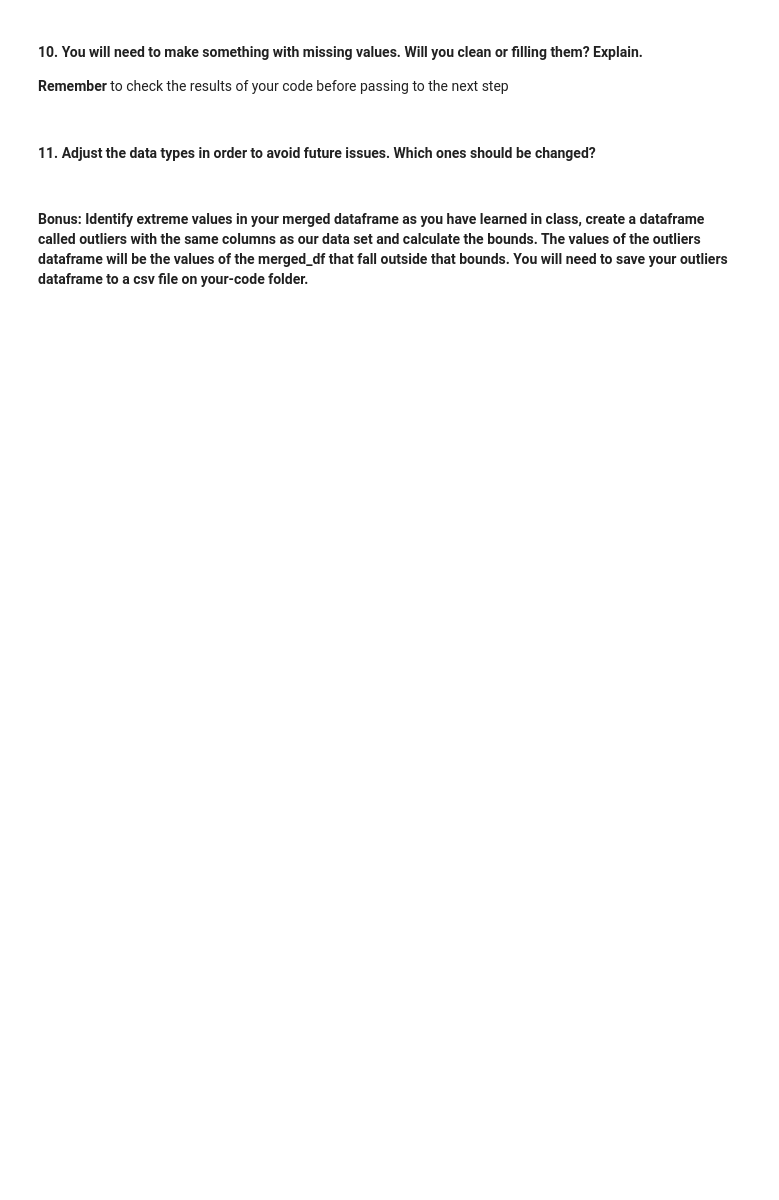
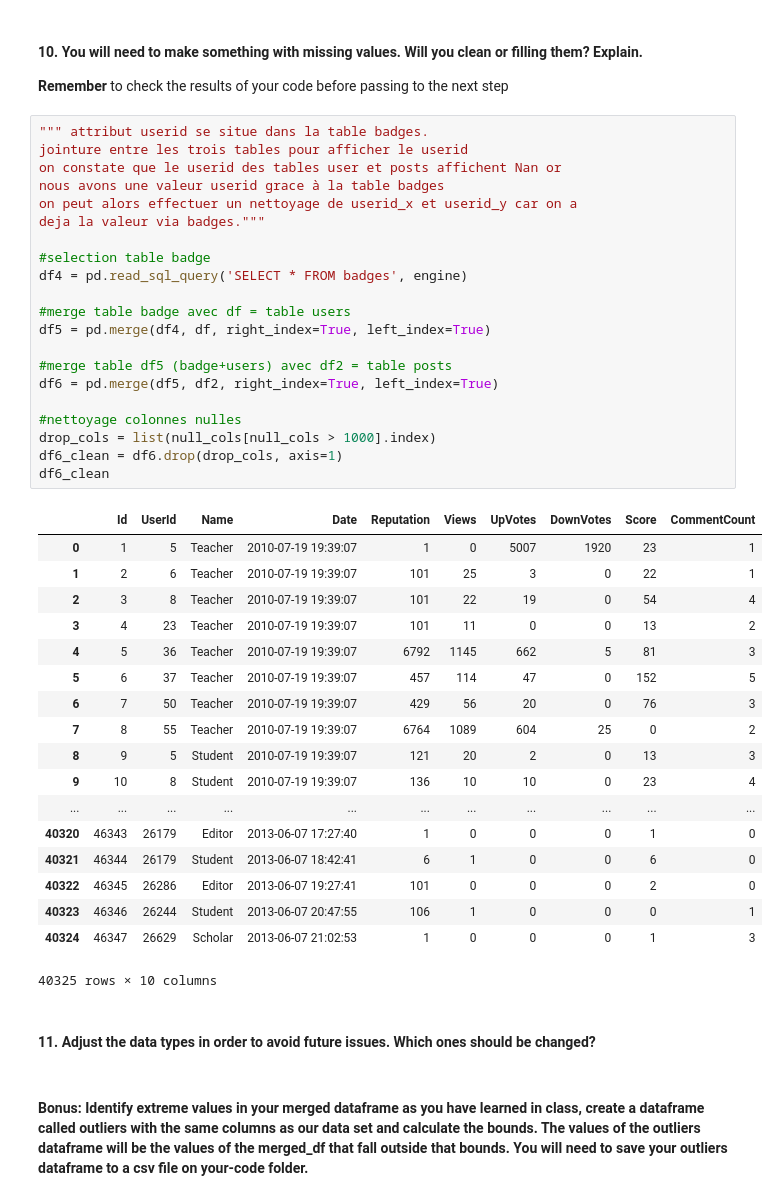
Before and after one commit to nancyulric/ironhack-datalabs-dataparis0619-pt, a Jupyter notebook: module-1/lab-data_cleaning/your-code/main.ipynb, the cells around one changed output. Cells and saved outputs as stored; diff of their text form; blank space fills up the shorter version.

```diff
--- a/module-1/lab-data_cleaning/your-code/main.ipynb
+++ b/module-1/lab-data_cleaning/your-code/main.ipynb
@@ -114,6 +147,46 @@ You will need to make a [merge](https://pandas.pydata.org/pandas-docs/stable/gen
 # %% [markdown]
 #### 10. You will need to make something with missing values.  Will you clean or filling them? Explain.
 **Remember** to check the results of your code before passing to the next step
+# %%
+""" attribut userid se situe dans la table badges.
+jointure entre les trois tables pour afficher le userid
+on constate que le userid des tables user et posts affichent Nan or
+nous avons une valeur userid grace à la table badges
+on peut alors effectuer un nettoyage de userid_x et userid_y car on a
+deja la valeur via badges."""
+
+#selection table badge
+df4 = pd.read_sql_query('SELECT * FROM badges', engine)
+
+#merge table badge avec df = table users
+df5 = pd.merge(df4, df, right_index=True, left_index=True)
+
+#merge table df5 (badge+users) avec df2 = table posts
+df6 = pd.merge(df5, df2, right_index=True, left_index=True)
+
+#nettoyage colonnes nulles
+drop_cols = list(null_cols[null_cols > 1000].index)
+df6_clean = df6.drop(drop_cols, axis=1)
+df6_clean
+# %% [output]
+|  | Id | UserId | Name | Date | Reputation | Views | UpVotes | DownVotes | Score | CommentCount |
+| 0 | 1 | 5 | Teacher | 2010-07-19 19:39:07 | 1 | 0 | 5007 | 1920 | 23 | 1 |
+| 1 | 2 | 6 | Teacher | 2010-07-19 19:39:07 | 101 | 25 | 3 | 0 | 22 | 1 |
+| 2 | 3 | 8 | Teacher | 2010-07-19 19:39:07 | 101 | 22 | 19 | 0 | 54 | 4 |
+| 3 | 4 | 23 | Teacher | 2010-07-19 19:39:07 | 101 | 11 | 0 | 0 | 13 | 2 |
+| 4 | 5 | 36 | Teacher | 2010-07-19 19:39:07 | 6792 | 1145 | 662 | 5 | 81 | 3 |
+| 5 | 6 | 37 | Teacher | 2010-07-19 19:39:07 | 457 | 114 | 47 | 0 | 152 | 5 |
+| 6 | 7 | 50 | Teacher | 2010-07-19 19:39:07 | 429 | 56 | 20 | 0 | 76 | 3 |
+| 7 | 8 | 55 | Teacher | 2010-07-19 19:39:07 | 6764 | 1089 | 604 | 25 | 0 | 2 |
+| 8 | 9 | 5 | Student | 2010-07-19 19:39:07 | 121 | 20 | 2 | 0 | 13 | 3 |
+| 9 | 10 | 8 | Student | 2010-07-19 19:39:07 | 136 | 10 | 10 | 0 | 23 | 4 |
+| ... | ... | ... | ... | ... | ... | ... | ... | ... | ... | ... |
+| 40320 | 46343 | 26179 | Editor | 2013-06-07 17:27:40 | 1 | 0 | 0 | 0 | 1 | 0 |
+| 40321 | 46344 | 26179 | Student | 2013-06-07 18:42:41 | 6 | 1 | 0 | 0 | 6 | 0 |
+| 40322 | 46345 | 26286 | Editor | 2013-06-07 19:27:41 | 101 | 0 | 0 | 0 | 2 | 0 |
+| 40323 | 46346 | 26244 | Student | 2013-06-07 20:47:55 | 106 | 1 | 0 | 0 | 0 | 1 |
+| 40324 | 46347 | 26629 | Scholar | 2013-06-07 21:02:53 | 1 | 0 | 0 | 0 | 1 | 3 |
+40325 rows × 10 columns
 # %% [markdown]
 #### 11. Adjust the data types in order to avoid future issues. Which ones should be changed?
 # %% [markdown]
```
Also changed, not shown: parts of 6 cells of this notebook.
